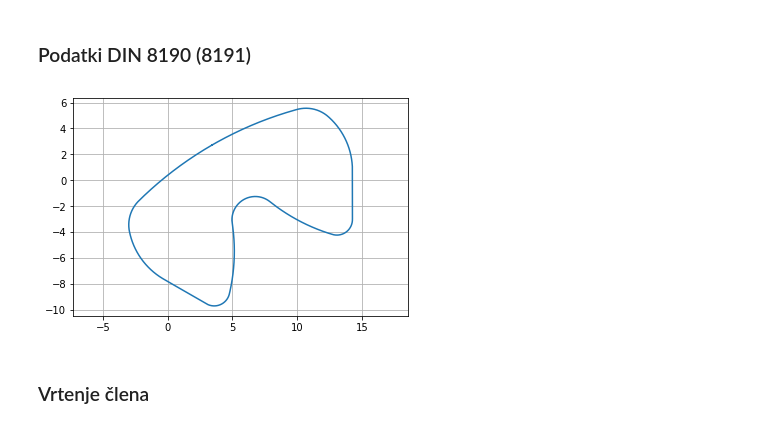
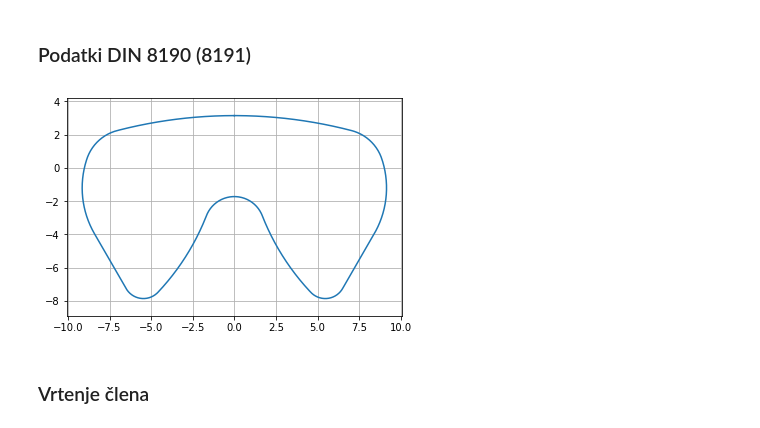
Before and after one commit to JMarinko/veriga, a Jupyter notebook: clen_novo.ipynb, the cells around one changed output. Saved outputs shown, nothing was run; the diff lists cells and outputs as text; code cells hidden in the pictures.

```diff
--- a/clen_novo.ipynb
+++ b/clen_novo.ipynb
@@ -117,6 +117,7 @@ class clen():
 
     # Sistem enacb
     def enacbe(self, priblizki):
+        '''Potrebujem pri določanju geometrije zobnika'''
         t1A, t1B, t2B, t2C, t3C, t3D, t4D, t4E, t5E, t5F, t6F, t6G, t7G, t7H, x01, y01, x02, y02, x03, y03, x04, y04, x05, y05, x06, y06, x07, y07 = priblizki
         # Zveznost x: 6
         e1 = self.x2(t2B, x02) - self.x1(t1B, x01)
@@ -153,12 +154,13 @@ class clen():
         return (e1, e2, e3, e4, e5, e6, e7, e8, e9, e10, e11, e12, e13, e14, e15, e16, e17, e18, e19, e20, e21, e22, e23, e24, e25, e26, e27, e28)
 
     def izris(self):
+        "Izriše clen."
         plt.plot(self.x.flatten(), self.y.flatten())
         plt.axis('equal')
         plt.grid()
-        plt.show()
 
     def rotacija(self, kot):  # kot v rad
+        '''Naceloma je za clen ne potrebujem.'''
         for i, odsek_x, odsek_y in zip(range(len(self.x)), self.x, self.y):
             for j, x_z, y_z in zip(range(len(odsek_x)), odsek_x, odsek_y):
                 x_n = x_z * np.cos(kot) - y_z * np.sin(kot)  # novi x
@@ -166,15 +168,20 @@ class clen():
                 self.x[i][j] = x_n
                 self.y[i][j] = y_n
 
-    def translacija(self, pomik):
-        self.x +=5
+    def translacija_x(self, pomik):
+        '''Za pomik premakne clen po x osi.'''
+        self.x += pomik
+
+    def translacija_y(self, pomik):
+        '''Za pomik premakne clen po y osi.'''
+        self.y += pomik
 # %%
-r = clen(podatki[0])
-r.rotacija(np.pi / 6)
-r.translacija(5)
-r.izris()
+c = clen(podatki[0])
+#c.rotacija(np.pi / 6)
+#c.translacija_x(5)
+c.izris()
 # %% [output]
-[figure, old version]
+[figure, new version]
 # %% [markdown]
 ### Vrtenje člena
 # %%
```
Also changed, not shown: parts of 10 cells of this notebook.
